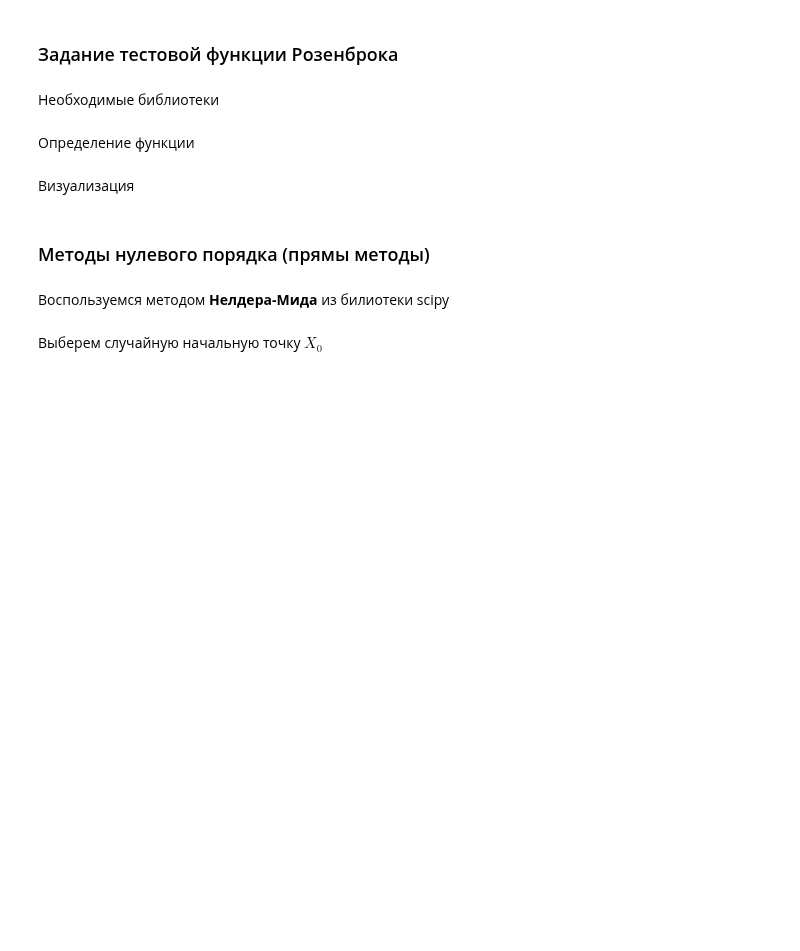
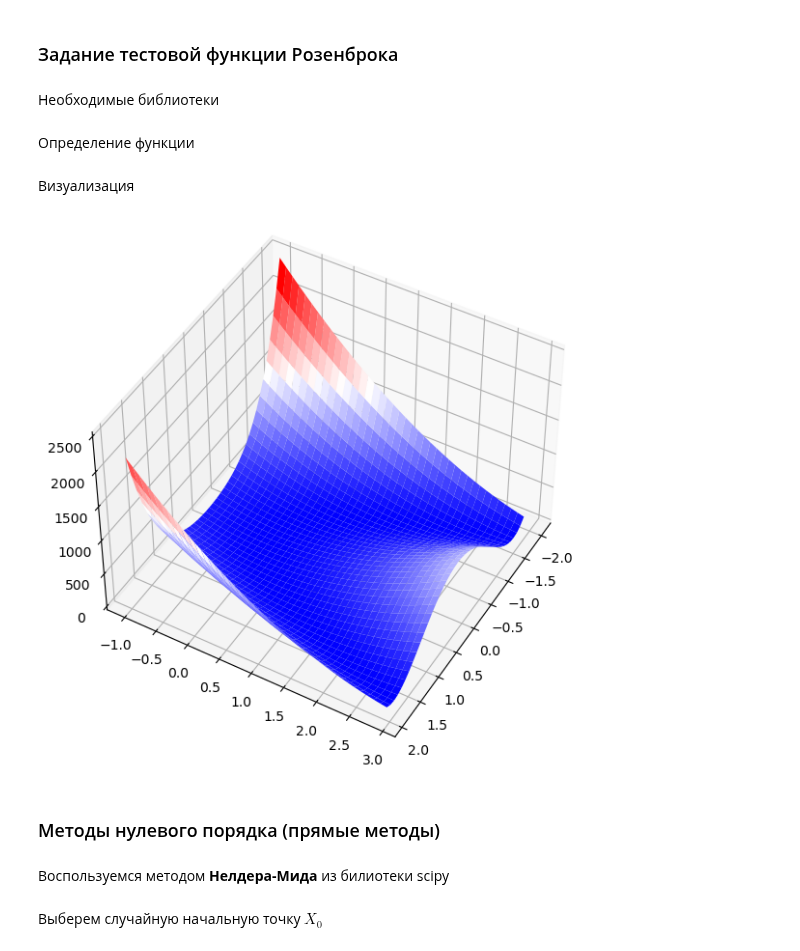
Before and after one commit to IgorBeHolder/Netology, a Jupyter notebook: Netology_math_LA_Advanced_Optimization.ipynb, the cells around one changed output. Drawn from its saved outputs; the diff is of its cells as text; code cells hidden in the pictures; blank space fills up the shorter version.

```diff
--- a/Netology_math_LA_Advanced_Optimization.ipynb
+++ b/Netology_math_LA_Advanced_Optimization.ipynb
@@ -21,18 +21,20 @@ def rosenbrock(x):
 Визуализация
 # %%
 fig = plt.figure(figsize=[10, 7])
-ax = fig.gca(projection='3d')
+ax = fig.add_subplot(111, projection='3d')
 ax.view_init(45, 30)
 
 X = np.arange(-2, 2, 0.1)
 Y = np.arange(-1, 3, 0.1)
 X, Y = np.meshgrid(X, Y)
 Z = rosenbrock(np.array([X,Y]))
 
 surf = ax.plot_surface(X, Y, Z, cmap='bwr')
 plt.show()
+# %% [output]
+[figure, added]
 # %% [markdown]
-### Методы нулевого порядка (прямы методы)
+### Методы нулевого порядка (прямыe методы)
 # %% [markdown]
 Воспользуемся методом <b>Нелдера-Мида</b> из билиотеки scipy
 # %%
```
Also changed, not shown: parts of 8 cells of this notebook, 3 other files.
